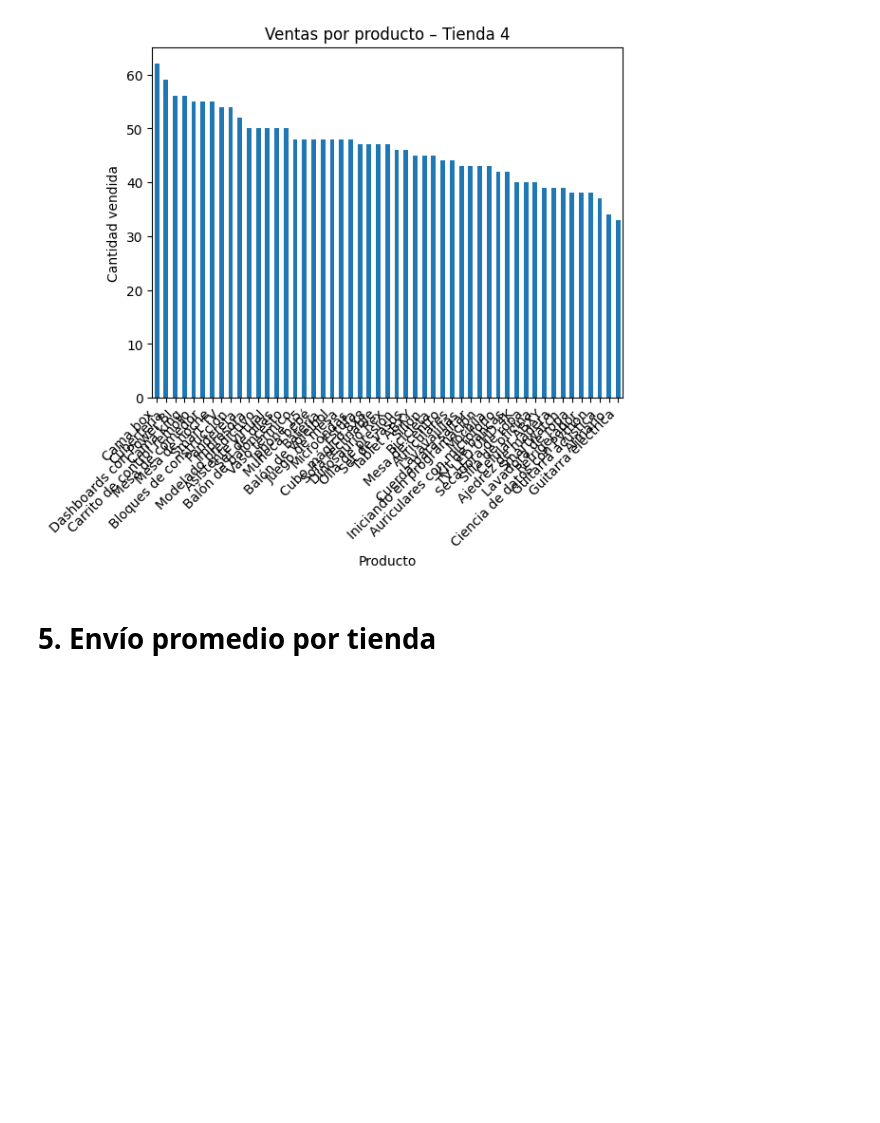
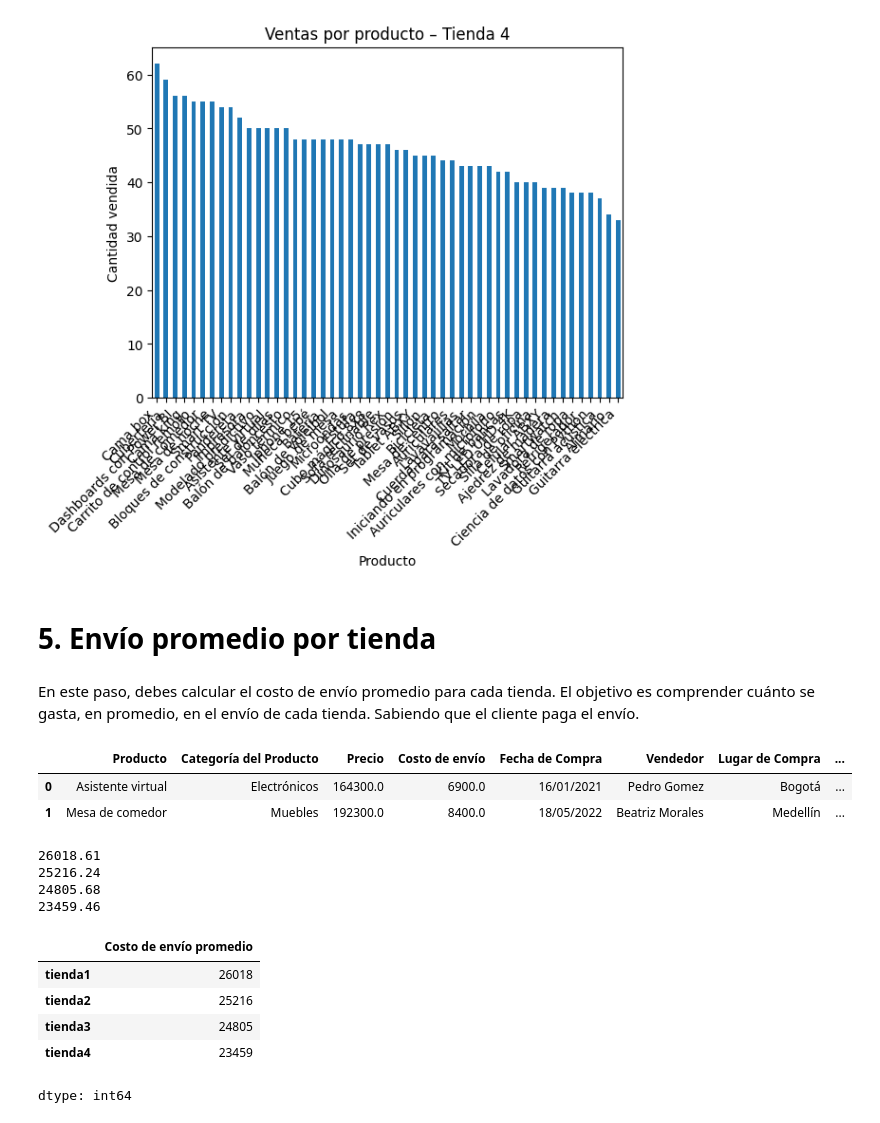
Before and after one commit to Jobe2695/Desaf-o-Alura, a Jupyter notebook: AluraStoreLatam.ipynb, the cells around one changed output. Drawn from its saved outputs; the diff is of its cells as text; code cells hidden in the pictures; blank space fills up the shorter version.

```diff
--- a/AluraStoreLatam.ipynb
+++ b/AluraStoreLatam.ipynb
@@ -355,3 +355,35 @@ dtype: int64
 [figure]
 # %% [markdown]
 # 5. Envío promedio por tienda
+# %% [markdown]
+En este paso, debes calcular el costo de envío promedio para cada tienda. El objetivo es comprender cuánto se gasta, en promedio, en el envío de cada tienda.  Sabiendo que el cliente paga el envío.
+# %%
+tienda. head(2)
+# %% [output]
+|  | Producto | Categoría del Producto | Precio | Costo de envío | Fecha de Compra | Vendedor | Lugar de Compra | ... |
+| 0 | Asistente virtual | Electrónicos | 164300.0 | 6900.0 | 16/01/2021 | Pedro Gomez | Bogotá | ... |
+| 1 | Mesa de comedor | Muebles | 192300.0 | 8400.0 | 18/05/2022 | Beatriz Morales | Medellín | ... |
+# %%
+enviost1 = tienda['Costo de envío'].mean().round(2)
+print(enviost1)
+enviost2 = tienda2['Costo de envío'].mean().round(2)
+print(enviost2)
+enviost3 = tienda3['Costo de envío'].mean().round(2)
+print(enviost3)
+enviost4 = tienda4['Costo de envío'].mean().round(2)
+print(enviost4)
+# %% [output]
+26018.61
+25216.24
+24805.68
+23459.46
+# %%
+costo_envio_promedio = unificar_datos(enviost1, enviost2, enviost3, enviost4, 'Costo de envío promedio').astype(int)
+costo_envio_promedio
+# %% [output]
+|  | Costo de envío promedio |
+| tienda1 | 26018 |
+| tienda2 | 25216 |
+| tienda3 | 24805 |
+| tienda4 | 23459 |
+dtype: int64
```
